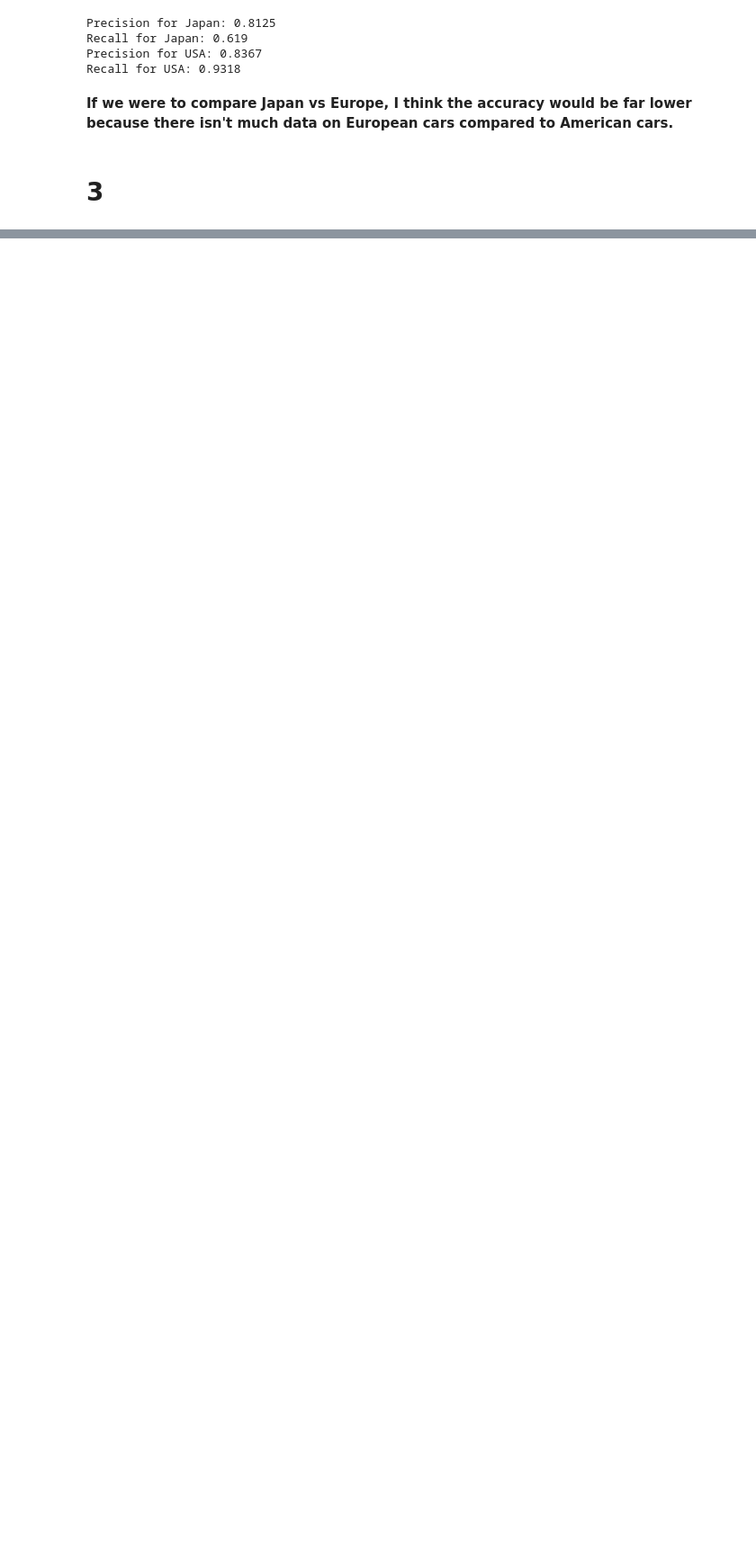
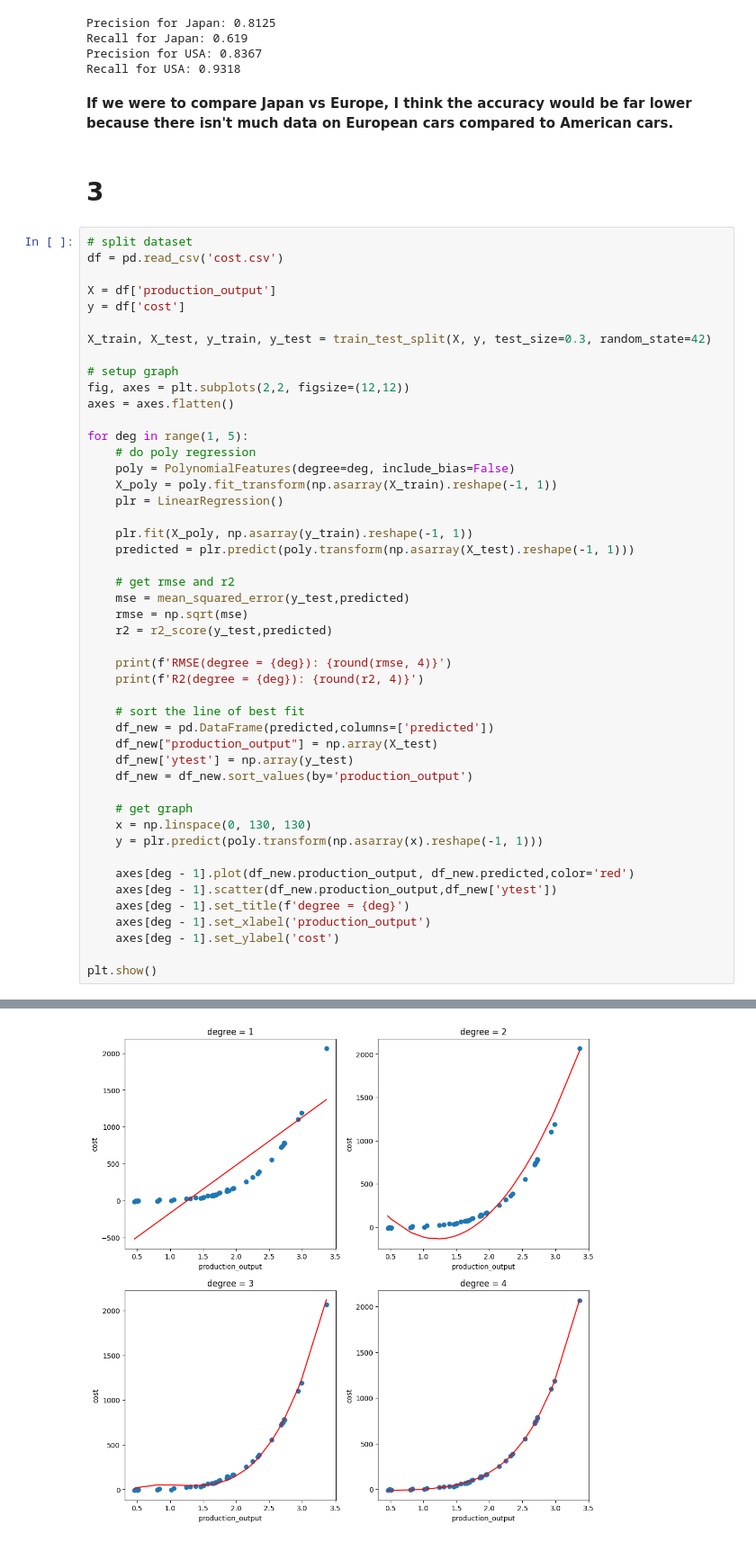
Before and after one commit to random-logic/ecs171-programming, a Jupyter notebook: hw2/hw2_solutions.ipynb, the cells around one changed output, grey strips where cells are left out. Shown: that part at 90% size. Cells and saved outputs as stored; diff of their text form; blank space fills up the shorter version.

```diff
--- a/hw2/hw2_solutions.ipynb
+++ b/hw2/hw2_solutions.ipynb
@@ -113,3 +115,51 @@ Recall for USA: 0.9318
 **If we were to compare Japan vs Europe, I think the accuracy would be far lower because there isn't much data on European cars compared to American cars.**
 # %% [markdown]
 # 3
+# %%
+# split dataset
+df = pd.read_csv('cost.csv')
+
+X = df['production_output']
+y = df['cost']
+
+X_train, X_test, y_train, y_test = train_test_split(X, y, test_size=0.3, random_state=42)
+
+# setup graph
+fig, axes = plt.subplots(2,2, figsize=(12,12))
+axes = axes.flatten()
+
+for deg in range(1, 5):
+    # do poly regression
+    poly = PolynomialFeatures(degree=deg, include_bias=False)
+    X_poly = poly.fit_transform(np.asarray(X_train).reshape(-1, 1))
+    plr = LinearRegression()
+
+    plr.fit(X_poly, np.asarray(y_train).reshape(-1, 1))
+    predicted = plr.predict(poly.transform(np.asarray(X_test).reshape(-1, 1)))
+
+    # get rmse and r2
+    mse = mean_squared_error(y_test,predicted)
+    rmse = np.sqrt(mse)
+    r2 = r2_score(y_test,predicted)
+
+    print(f'RMSE(degree = {deg}): {round(rmse, 4)}')
+    print(f'R2(degree = {deg}): {round(r2, 4)}')
+
+    # sort the line of best fit
+    df_new = pd.DataFrame(predicted,columns=['predicted'])
+    df_new["production_output"] = np.array(X_test)
+    df_new['ytest'] = np.array(y_test)
+    df_new = df_new.sort_values(by='production_output')
+
+    # get graph
+    x = np.linspace(0, 130, 130)
+    y = plr.predict(poly.transform(np.asarray(x).reshape(-1, 1)))
+
+    axes[deg - 1].plot(df_new.production_output, df_new.predicted,color='red')
+    axes[deg - 1].scatter(df_new.production_output,df_new['ytest'])
+    axes[deg - 1].set_title(f'degree = {deg}')
+    axes[deg - 1].set_xlabel('production_output')
+    axes[deg - 1].set_ylabel('cost')
+
+plt.show()
+# %% [output]
@@ -115,0 +174 @@ Recall for USA: 0.9318
+[figure, added]
```
Also changed, not shown: parts of 4 cells of this notebook.
